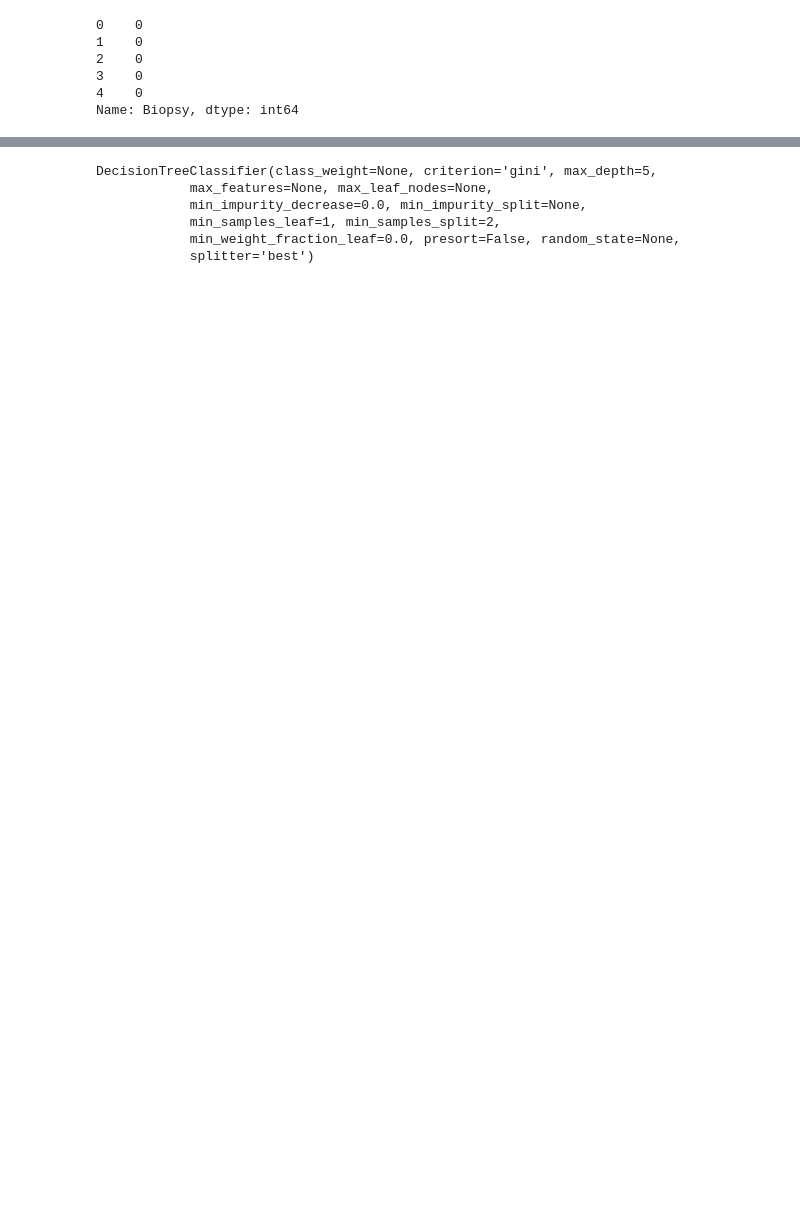
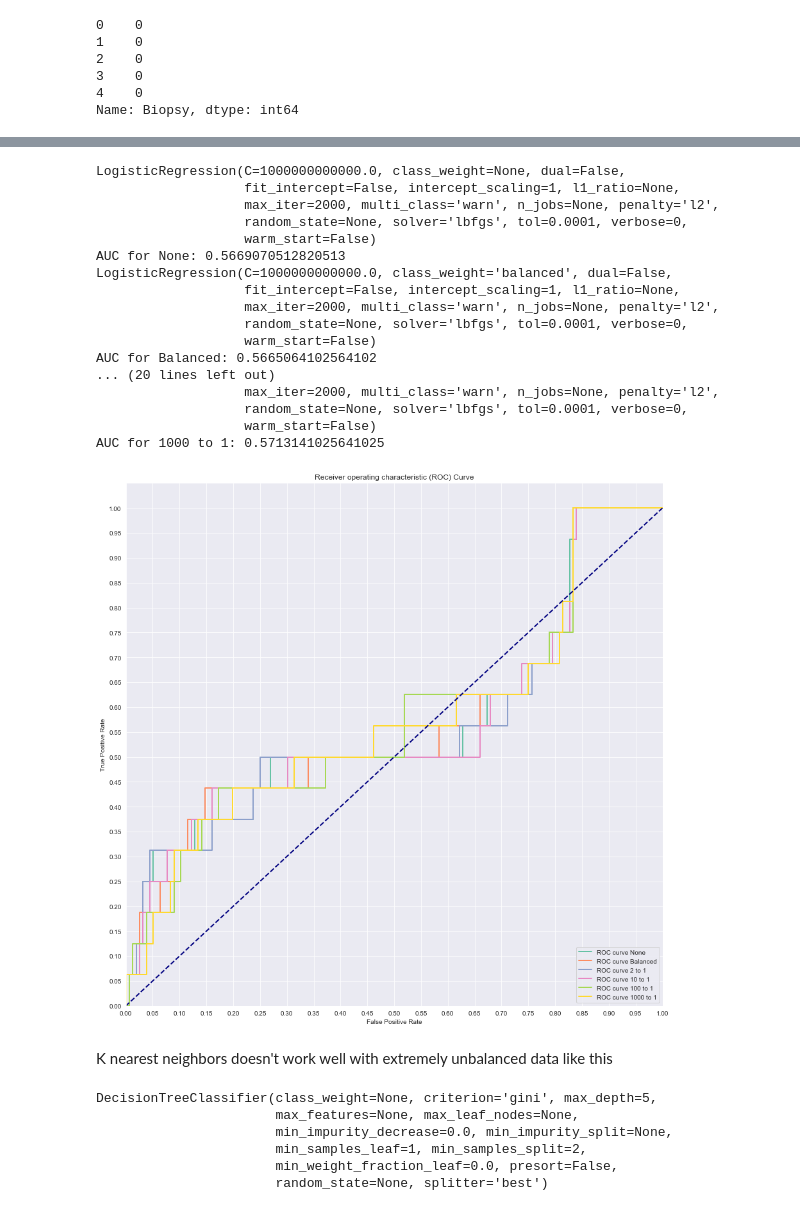
Before and after one commit to giorosati/dsc-3-final-project-online-ds-pt-100118, a Jupyter notebook: student.ipynb, the cells around one changed output, grey strips where cells are left out. Drawn from its saved outputs; the diff is of its cells as text; code cells hidden in the pictures; blank space fills up the shorter version.

```diff
--- a/student.ipynb
+++ b/student.ipynb
@@ -749,7 +765,10 @@ Name: Smokes (packs/year), dtype: float64
 ... (6 outputs left out)
 # %%
 # create X and y
-X = df2.drop('Biopsy', axis=1)
+# X = df2.drop('Biopsy' axis=1)  #original version
+X = df2.drop(['Biopsy', 'Hinselmann', 'Schiller', 'Citology'], axis=1)  #temp disabled, keeping all but Biopsy
+X = df2.drop(['Biopsy'], axis=1)  #temp
+
 y = df2['Biopsy']
 # %%
 X.head()
@@ -779,5 +834,5 @@ X_train, X_test, y_train, y_test = train_test_split(X, y, test_size=0.20, random
 
 minmax_scale = preprocessing.MinMaxScaler(feature_range=(0, 1))
 
-X_train_scaled = minmax_scale.fit_transform(X_train)
-X_test_scaled = minmax_scale.fit_transform(X_test)
+X_train_scaled = pd.DataFrame(minmax_scale.fit_transform(X_train))
+X_test_scaled = pd.DataFrame(minmax_scale.fit_transform(X_test))
@@ -795,0 +910,60 @@ print(y_test.shape)
+# %%
+# trying logistic regression with different weights
+weights = [None, 'balanced', {1:2, 0:1}, {1:10, 0:1}, {1:100, 0:1}, {1:1000, 0:1}]
+names = ['None', 'Balanced', '2 to 1', '10 to 1', '100 to 1', '1000 to 1']
+colors = sns.color_palette("Set2")
+
+plt.figure(figsize=(15,15))
+
+for n, weight in enumerate(weights):
+    #Fit a model
+    logreg = LogisticRegression(fit_intercept = False,
+                                C = 1e12,
+                                class_weight=weight,
+                                solver='lbfgs',
+                               max_iter = 2000) #Starter code
+    model_log = logreg.fit(X_train_scaled, y_train)
+    print(model_log) #Preview model params
+
+    #Predict
+    y_hat_test = logreg.predict(X_test_scaled)
+
+    y_score = logreg.fit(X_train_scaled, y_train).decision_function(X_test_scaled)
+
+#     fpr, tpr, thresholds = roc_curve(y_test, y_score)
+    precision, recall, thresholds = precision_recall_curve(y_test, y_score) # second argument is probas_pred
+
+    print('AUC for {}: {}'.format(names[n], auc(fpr, tpr)))
+    lw = 2
+    plt.plot(fpr, tpr, color=colors[n],
+             lw=lw, label='ROC curve {}'.format(names[n]))
+plt.plot([0, 1], [0, 1], color='navy', lw=lw, linestyle='--')
+plt.xlim([0.0, 1.0])
+plt.ylim([0.0, 1.05])
+
+plt.yticks([i/20.0 for i in range(21)])
+plt.xticks([i/20.0 for i in range(21)])
+plt.xlabel('False Positive Rate')
+plt.ylabel('True Positive Rate')
+plt.title('Receiver operating characteristic (ROC) Curve')
+plt.legend(loc="lower right")
+plt.show()
+# %% [output]
+LogisticRegression(C=1000000000000.0, class_weight=None, dual=False,
+                   fit_intercept=False, intercept_scaling=1, l1_ratio=None,
+                   max_iter=2000, multi_class='warn', n_jobs=None, penalty='l2',
+                   random_state=None, solver='lbfgs', tol=0.0001, verbose=0,
+                   warm_start=False)
+AUC for None: 0.5669070512820513
+LogisticRegression(C=1000000000000.0, class_weight='balanced', dual=False,
+                   fit_intercept=False, intercept_scaling=1, l1_ratio=None,
+                   max_iter=2000, multi_class='warn', n_jobs=None, penalty='l2',
+                   random_state=None, solver='lbfgs', tol=0.0001, verbose=0,
+                   warm_start=False)
+AUC for Balanced: 0.5665064102564102
+... (20 lines left out)
+                   max_iter=2000, multi_class='warn', n_jobs=None, penalty='l2',
+                   random_state=None, solver='lbfgs', tol=0.0001, verbose=0,
+                   warm_start=False)
+AUC for 1000 to 1: 0.5713141025641025
+[figure, added]
@@ -795,0 +984,2 @@ print(y_test.shape)
+# %% [markdown]
+K nearest neighbors doesn't work well with extremely unbalanced data like this
```
Also changed, not shown: parts of 50 cells of this notebook.
